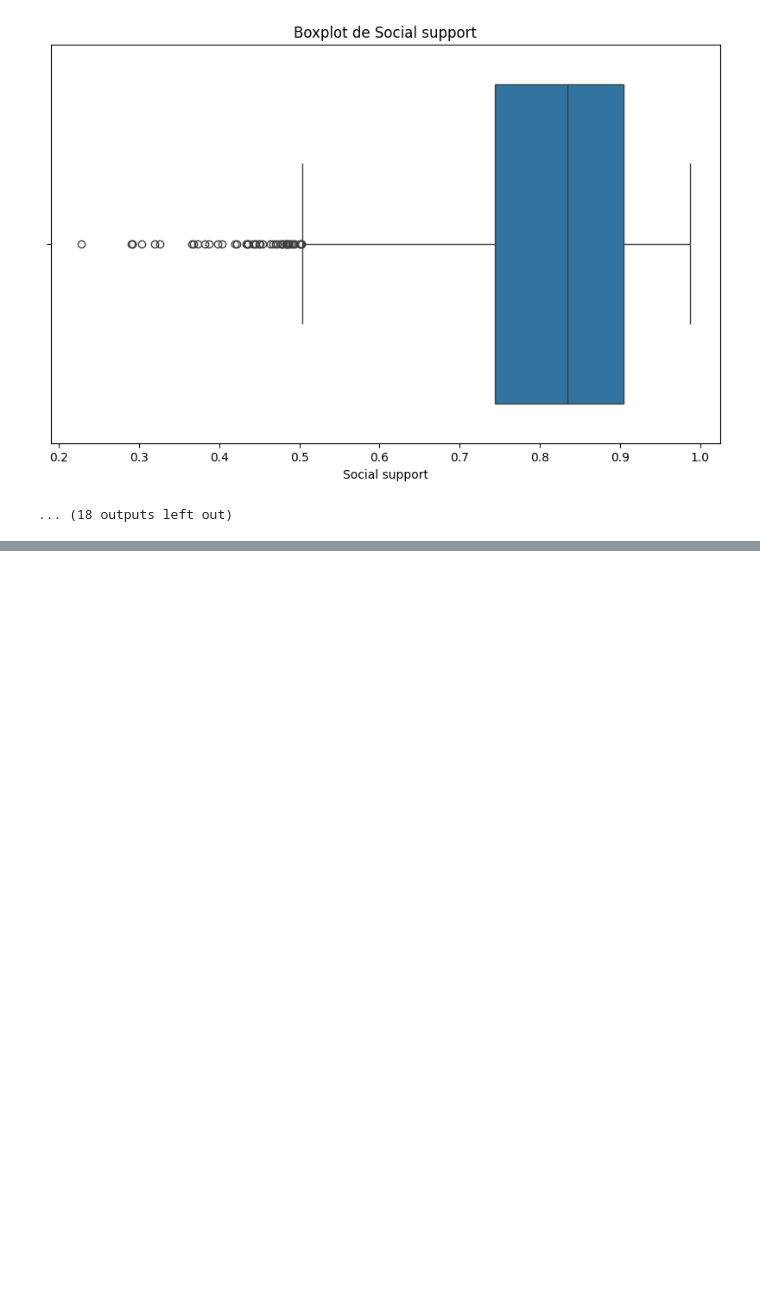
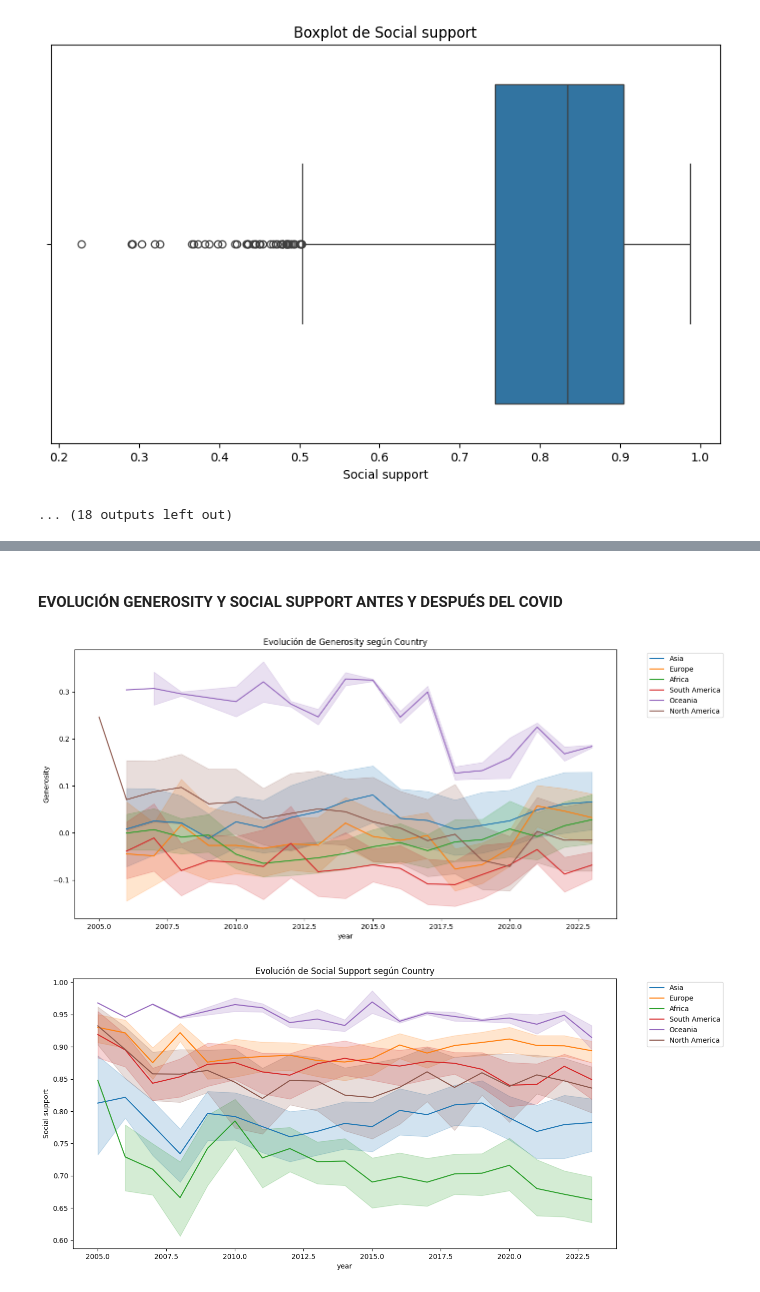
Before and after one commit to will9pv22/ONLINE_DS_THEBRIDGE_EJERCICIOS_GUILLEMP, a Jupyter notebook: EDA/EDA_felicidad_v1.ipynb, the cells around one changed output, grey strips where cells are left out. Cells and saved outputs as stored; diff of their text form; code cells hidden in the pictures; blank space fills up the shorter version.

```diff
--- a/EDA/EDA_felicidad_v1.ipynb
+++ b/EDA/EDA_felicidad_v1.ipynb
@@ -225,0 +263,39 @@ Name: Social support, dtype: float64
+# %% [markdown]
+#### EVOLUCIÓN GENEROSITY Y SOCIAL SUPPORT ANTES Y DESPUÉS DEL COVID
+# %%
+import pandas as pd
+import pycountry
+import pycountry_convert as pc
+
+# Función para obtener el nombre del continente a partir del nombre del país
+def get_continent(country_name):
+    try:
+        country_code = pycountry.countries.lookup(country_name).alpha_2
+        continent_code = pc.country_alpha2_to_continent_code(country_code)
+        continent_name = pc.convert_continent_code_to_continent_name(continent_code)
+        return continent_name
+    except LookupError:
+        return None
+
+# Agregar una nueva columna 'continent' con el nombre del continente
+df_felicidad['continent'] = df_felicidad['Country name'].apply(get_continent)
+# %%
+import seaborn as sns
+import matplotlib.pyplot as plt
+
+# Evolución de Generosity según Country
+plt.figure(figsize=(14, 7))
+sns.lineplot(data=df_felicidad, x='year', y='Generosity', hue='continent')
+plt.title('Evolución de Generosity según Country')
+plt.legend(bbox_to_anchor=(1.05, 1), loc='upper left')
+plt.show()
+
+# Evolución de Social Support según Country
+plt.figure(figsize=(14, 7))
+sns.lineplot(data=df_felicidad, x='year', y='Social support', hue='continent')
+plt.title('Evolución de Social Support según Country')
+plt.legend(bbox_to_anchor=(1.05, 1), loc='upper left')
+plt.show()
+# %% [output]
+[figure, added]
+[figure, added]
```
Also changed, not shown: parts of 22 cells of this notebook, 5 other files.
